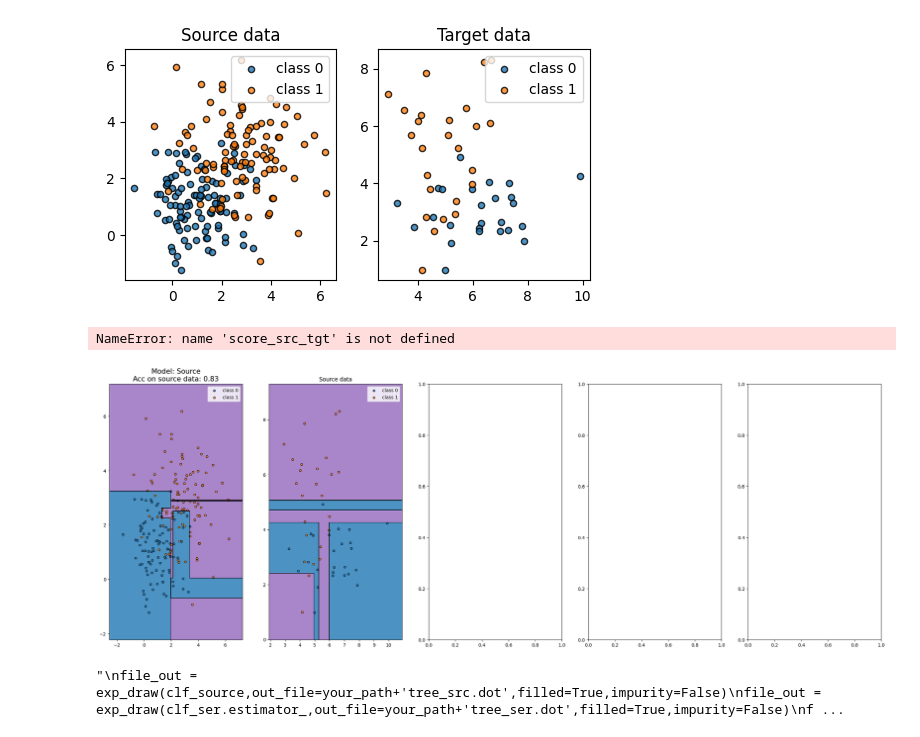
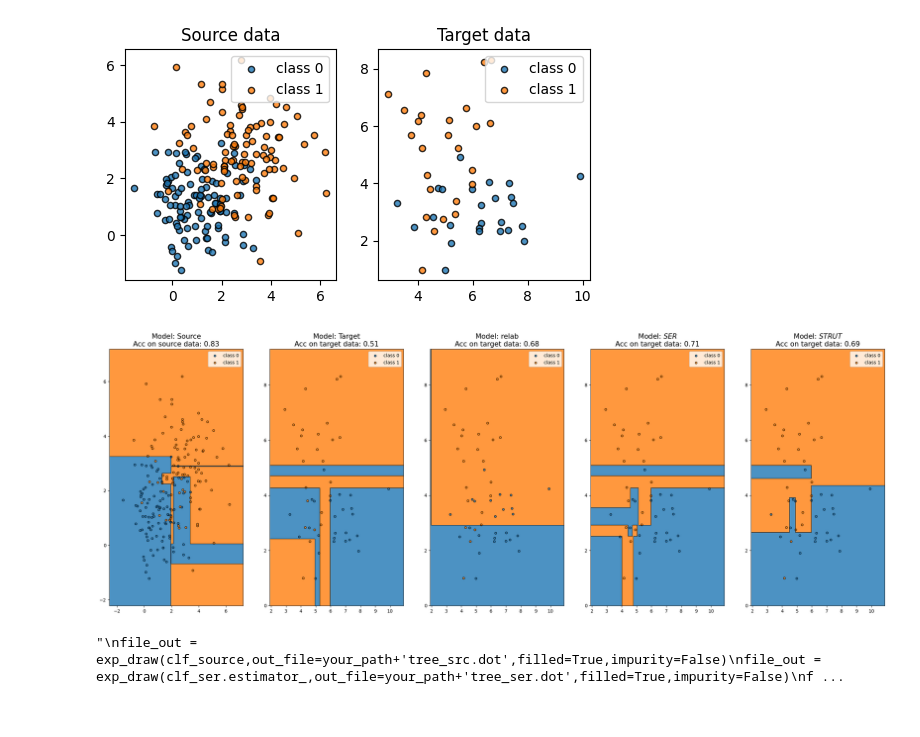
Before and after one commit to antoinedemathelin/ecas2025-transfer-learning, a Jupyter notebook: SupervisedTL_synth_GaussCL.ipynb, the cells around one changed output. Drawn from its saved outputs; the diff is of its cells as text; code cells hidden in the pictures.

```diff
--- a/SupervisedTL_synth_GaussCL.ipynb
+++ b/SupervisedTL_synth_GaussCL.ipynb
@@ -186,38 +193,37 @@ plot_dots(ax[1],Xt,yt, title='Target data')
 
 plot_step = 0.01
 
 fig, ax = plt.subplots(nrows=1, ncols=len(methods) + 2, figsize=(30, 10))
 
 x_min, x_max = Xs[:, 0].min() - 1, Xs[:, 0].max() + 1
 y_min, y_max = Xs[:, 1].min() - 1, Xs[:, 1].max() + 1
 
-plot_dec_func(ax[0], clf_source,  x_min, x_max, y_min, y_max, plot_step = plot_step, title='Source model')
+plot_dec_func(ax[0], clf_source,  x_min, x_max, y_min, y_max, plot_step = plot_step, title='Source model',nc=1)
 plot_dots(ax[0],Xs,ys, title='Source data')
 ax[0].set_title('Model: Source\nAcc on source data: {:.2f}'.format(np.mean(score_src_src)),
                 fontsize=15)
 
 x_min, x_max = Xt[:, 0].min() - 1, Xt[:, 0].max() + 1
 y_min, y_max = Xt[:, 1].min() - 1, Xt[:, 1].max() + 1
 
-plot_dec_func(ax[1], clf_target,  x_min, x_max, y_min, y_max, plot_step = plot_step, title='Target model')
+plot_dec_func(ax[1], clf_target,  x_min, x_max, y_min, y_max, plot_step = plot_step, title='Target model',nc=1)
 plot_dots(ax[1],Xt,yt, title='Source data')
 ax[1].set_title('Model: Target\nAcc on target data: {:.2f}'.format(np.mean(score_src_tgt)),
                 fontsize=15)
 
 
 # Plot transfer models
 for i, (method, label, score) in enumerate(zip(methods, labels, scores)):
     clf_transfer = clfs[i]
 
-    plot_dec_func(ax[i+2], clf_transfer,  x_min, x_max, y_min, y_max, plot_step = plot_step, title=label)
+    plot_dec_func(ax[i+2], clf_transfer,  x_min, x_max, y_min, y_max, plot_step = plot_step, title=label,nc=1)
     plot_dots(ax[i+2],Xt,yt, title=label)
     ax[i + 2].set_title('Model: {}\nAcc on target data: {:.2f}'.format(label, score),
                         fontsize=15)
 
 plt.show()
 # %% [output]
-NameError: name 'score_src_tgt' is not defined
-[figure, old version]
+[figure, new version]
 # %%
 from sklearn.tree import export_graphviz as exp_draw
 from matplotlib import image
```
Also changed, not shown: parts of 13 cells of this notebook.
